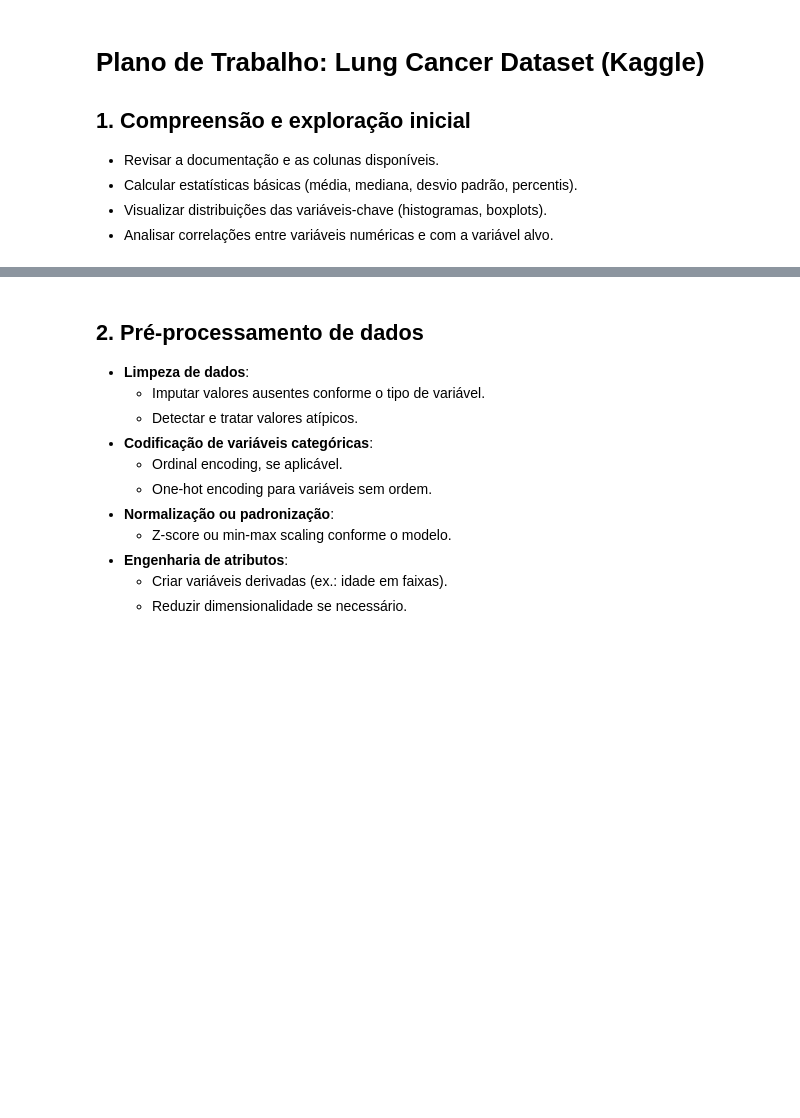
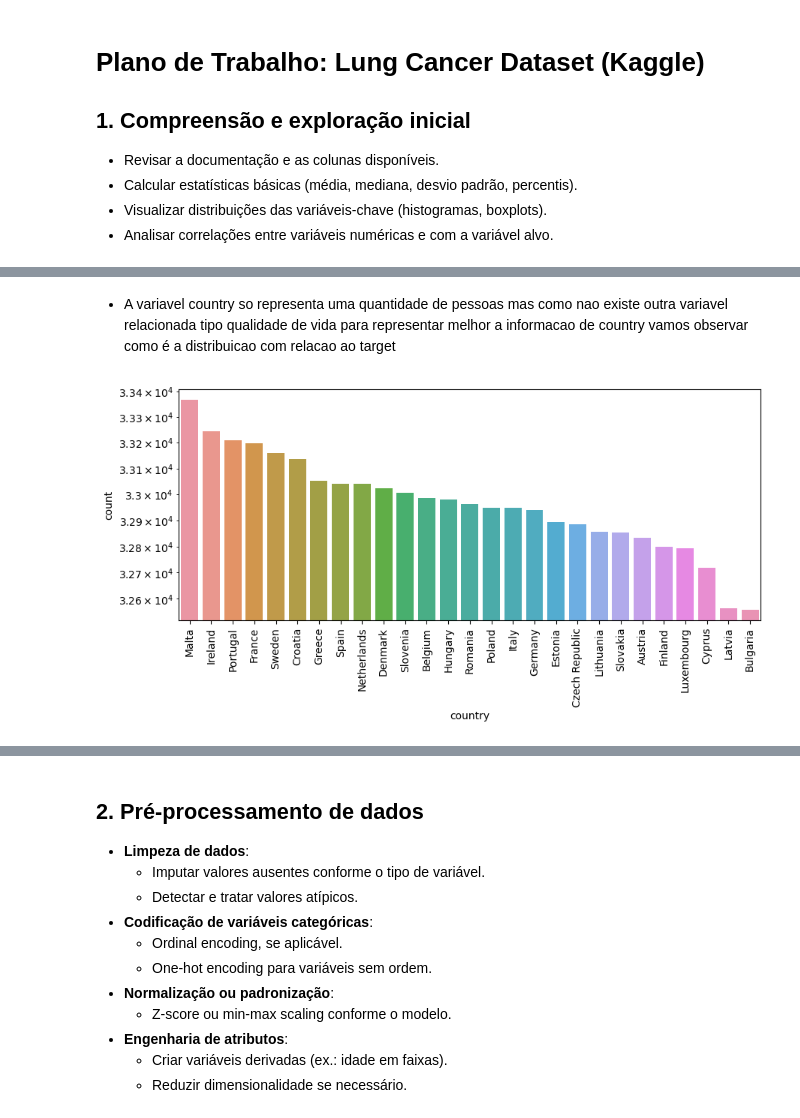
Before and after one commit to samgott123/GA036-IAM, a Jupyter notebook: EDA.ipynb, the cells around one changed output, grey strips where cells are left out. Saved outputs shown, nothing was run; the diff lists cells and outputs as text; code cells hidden in the pictures; blank space fills up the shorter version.

```diff
--- a/EDA.ipynb
+++ b/EDA.ipynb
@@ -22,3 +25,0 @@ a variavel id nao representa informacao relevante para nosso objetivo porem sera
-# %%
-df = df.iloc[:,1:]
-df.head()
@@ -31,0 +66,2 @@ df.head()
+# %%
+df['survived'] = df['survived'].astype('category')
@@ -31,0 +73,8 @@ df.head()
+# %%
+df['diagnosis_date'] = pd.to_datetime(df['diagnosis_date'] )
+df['end_treatment_date'] = pd.to_datetime(df['end_treatment_date'])
+time = ((df['end_treatment_date'] - df['diagnosis_date']).dt.days).map(lambda x : int(x))
+df.insert(3, 'treatment duration', time)
+df['treatment duration'] = pd.to_numeric(df['treatment duration'], errors='coerce')
+
+df.head()
@@ -31,0 +90,3 @@ df.head()
+# %%
+df.drop(['diagnosis_date', 'end_treatment_date'], axis=1, inplace=True)
+df.head()
@@ -31,0 +100,12 @@ df.head()
+# %% [markdown]
+- A variavel country so representa uma quantidade de pessoas mas como nao existe outra variavel relacionada tipo qualidade
+  de vida para representar melhor a informacao de country vamos observar como é a distribuicao com relacao ao target
+# %%
+plt.figure(figsize=(10,4))
+order = df['country'].value_counts().index
+sns.countplot(x='country', data=df,order=order)
+plt.yscale("log")
+plt.xticks(rotation=90)
+plt.show()
+# %% [output]
+[figure, added]
```
Also changed, not shown: parts of 36 cells of this notebook.
